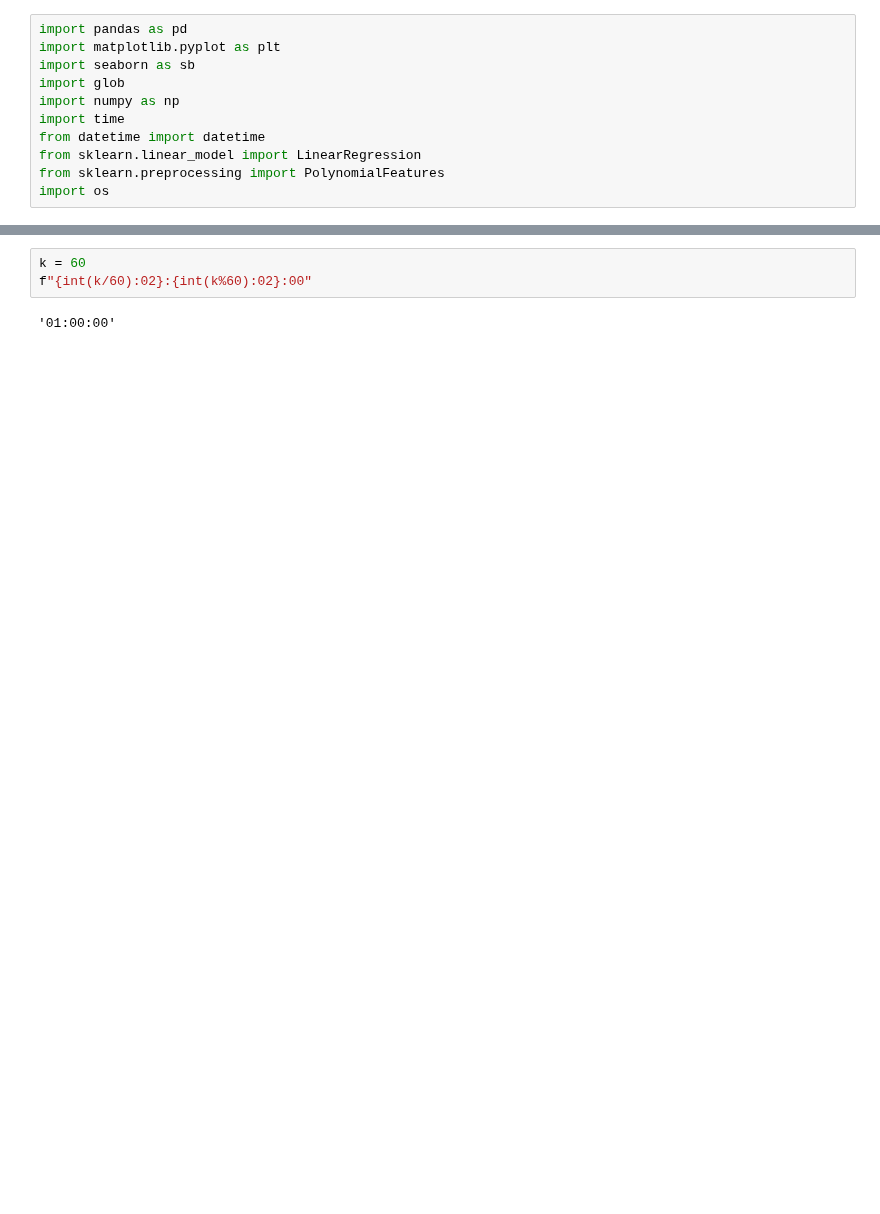
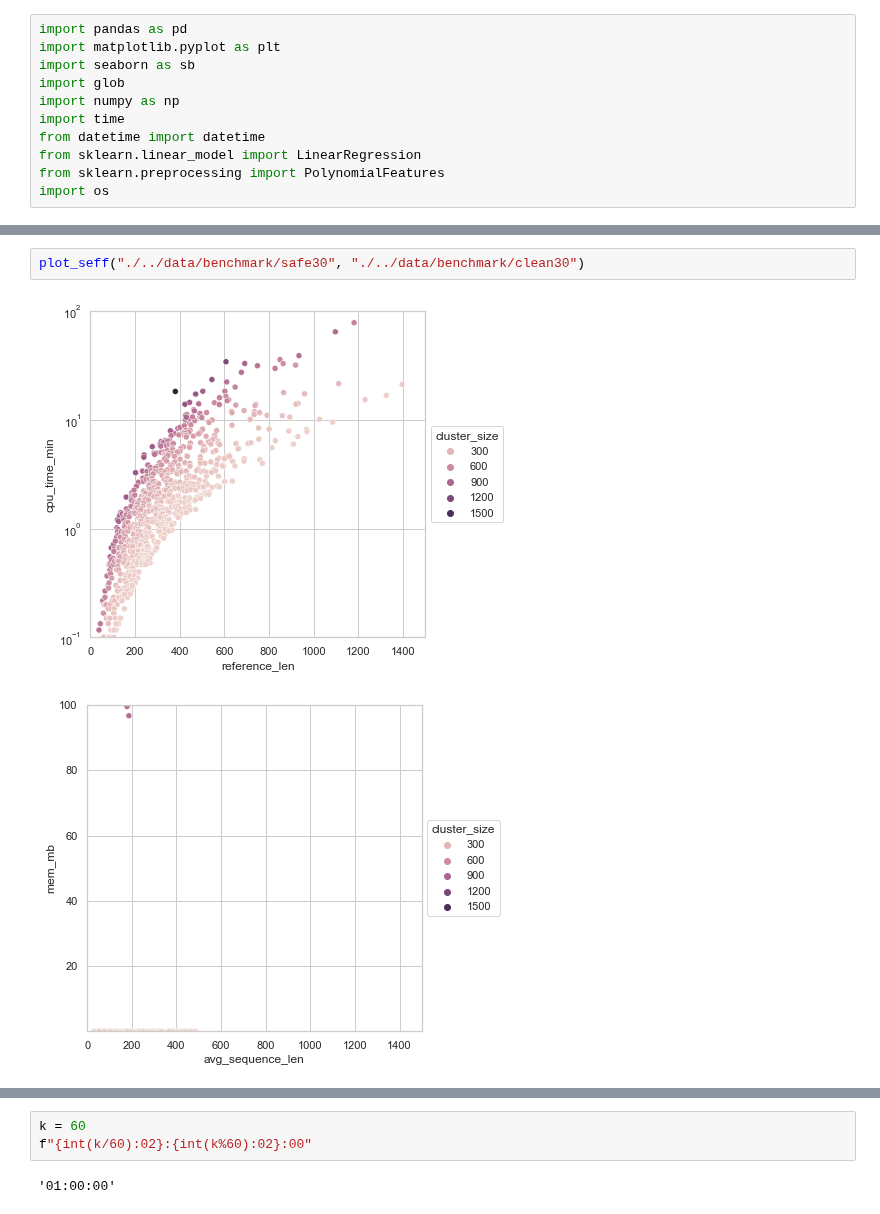
Before and after one commit to algbio/alignment-safety, a Jupyter notebook: pipeline/analysis/benchmark.ipynb, the cells around one changed output, grey strips where cells are left out. Saved outputs shown, nothing was run; the diff lists cells and outputs as text; blank space fills up the shorter version.

```diff
--- a/pipeline/analysis/benchmark.ipynb
+++ b/pipeline/analysis/benchmark.ipynb
@@ -89,0 +82,5 @@ df2[df2["avg_sequence_len"] > 800]
+# %%
+plot_seff("./../data/benchmark/safe30", "./../data/benchmark/clean30")
+# %% [output]
+[figure, added]
+[figure, added]
```
Also changed, not shown: parts of 11 cells of this notebook.
